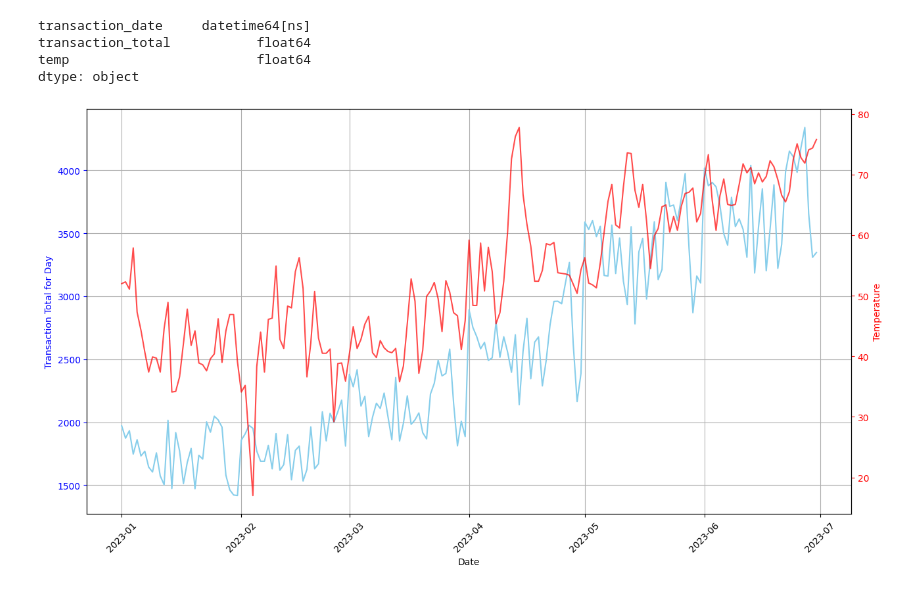
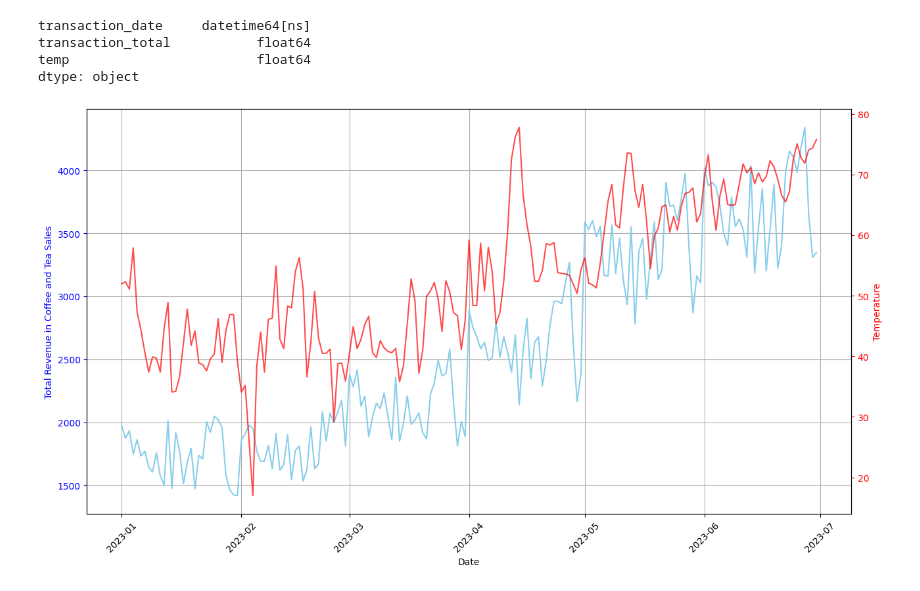
Before and after one commit to SnakeSpeak/coffee_shop, a Jupyter notebook: coffee_weather.ipynb, the cells around one changed output. Drawn from its saved outputs; the diff is of its cells as text; code cells hidden in the pictures.

```diff
--- a/coffee_weather.ipynb
+++ b/coffee_weather.ipynb
@@ -159,23 +145,23 @@ dtype: object
 # %%
 # Plot out in line chart
 
 x = plot_data['transaction_date']
 y = plot_data['transaction_total']
 y2 = plot_data['temp']
 
 fig, ax1 = plt.subplots(figsize=(15,8))
 
-ax1.plot(x,y, color = 'skyblue', label = 'Transaction Totals for Day')
+ax1.plot(x,y, color = 'skyblue')
 ax1.set_xlabel('Date')
-ax1.set_ylabel('Transaction Total for Day', color = 'blue')
+ax1.set_ylabel('Total Revenue in Coffee and Tea Sales', color = 'blue')
 ax1.tick_params('y',colors = 'blue')
 
 ax2 = ax1.twinx()
-ax2.plot(x,y2, color = 'red', alpha = .7, label = 'Temperature')
+ax2.plot(x,y2, color = 'red', alpha = .7)
 ax2.set_ylabel('Temperature', color = 'red')
 ax2.tick_params('y',colors = 'red')
 ax1.grid()
 
 ax1.xaxis.set_tick_params(rotation=45)
 # %% [output]
-[figure, old version]
+[figure, new version]
```
Also changed, not shown: parts of 11 cells of this notebook.
